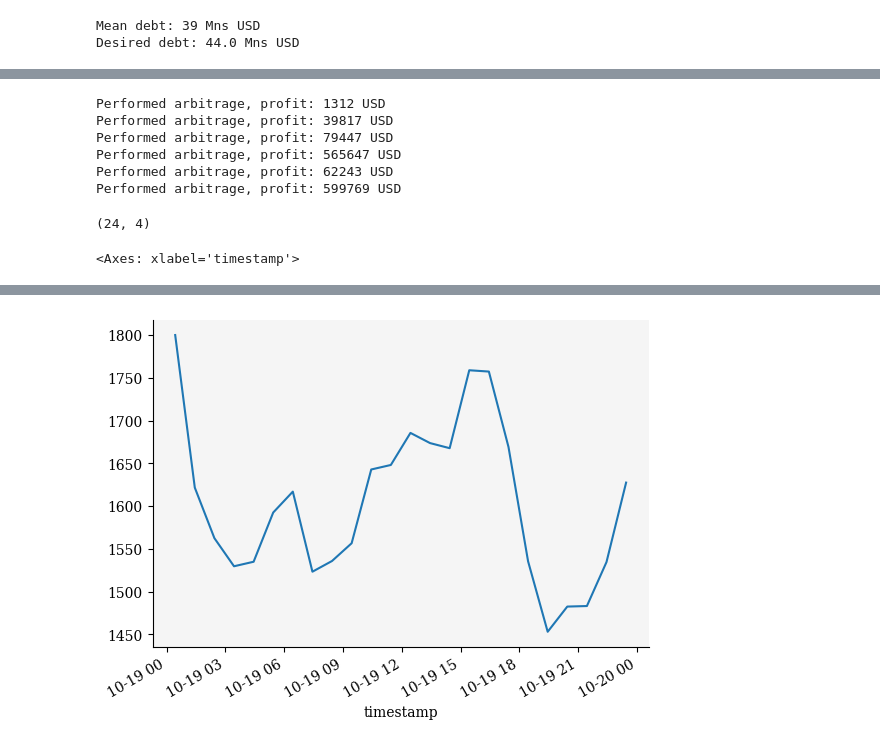
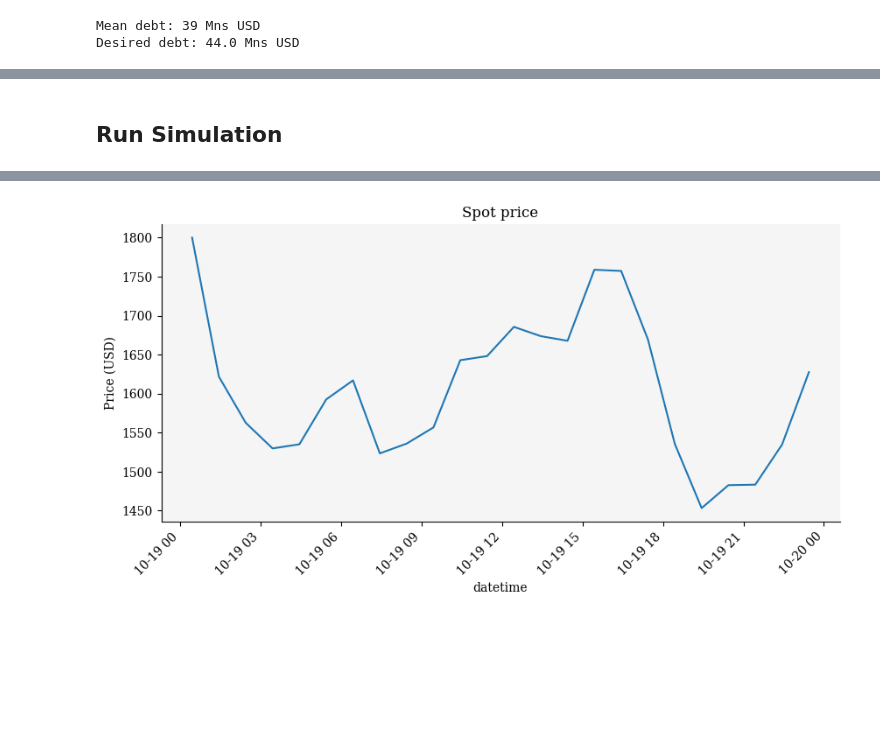
Before and after one commit to xenophonlabs/crvUSDrisk, a Jupyter notebook: play.ipynb, the cells around one changed output, grey strips where cells are left out. Cells and saved outputs as stored; diff of their text form; code cells hidden in the pictures; blank space fills up the shorter version.

Commit message:
Bad Debt simulations

```diff
--- a/play.ipynb
+++ b/play.ipynb
@@ -19,8 +31,7 @@ import imageio
 WINDOW = 600 # 10 minutes
 BASE_PRICE = 1800
 A = 100
-# FEE = 0.006
-FEE = 0
+FEE = 0.006
 ADMIN_FEE = 1
 LOAN_DISCOUNT = 0.09
 LIQUIDATION_DISCOUNT = 0.06
@@ -32,7 +43,11 @@ DEBT = 44_000_000 # crvUSD debt
 
 TOLERANCE = 0 # Min profit for liquidator to act
 
-START = int(datetime.now().timestamp())
+# START = int(datetime.now().timestamp())
+START = 1697675181
+
+# For plotting/gifs
+FPS = 3
 
 oracle = Oracle(WINDOW)
 oracle.update(START, BASE_PRICE) # set initial price
@@ -101,29 +87,0 @@ sum(llamma_cp.bands_x.values())
-# %%
-# NOTE the problem is that when a band gets to 0 reserves the reported price is mid price and is not the target price
-# Perhaps the problem is that you just can't get to a certain price! So if optimal p is not reachable
-
-ps = [BASE_PRICE, 1750, 1700, 1775, 1600, 1650, 1500]
-
-ext_stable_liquidity = 2e10 # NOTE very high, ~ no slippage
-ext_collat_liquidity = ext_stable_liquidity / ps[0] # <- external liquidity is at market price
-ext_swap_fee = 0.005
-
-llamma_cp = copy.deepcopy(llamma)
-oracle_cp = copy.deepcopy(llamma.oracle)
-llamma_cp.oracle = oracle_cp
-
-frame = 0
-for p in ps:
-    fn = f"./figs/test_{frame}.png"
-    ext_collat_liquidity = ext_stable_liquidity / p # <- external liquidity is at market price
-    oracle_cp.update(oracle_cp.last_timestamp + 60*1000, p) # <- update oracle to be close to market price
-    liquidator.arbitrage(llamma_cp, p, ext_stable_liquidity, ext_collat_liquidity, ext_swap_fee)
-    llamma_cp.plot_reserves(fn)
-    frame += 1
-# %% [output]
-Performed arbitrage, profit: 1312 USD
-Performed arbitrage, profit: 39817 USD
-Performed arbitrage, profit: 79447 USD
-Performed arbitrage, profit: 565647 USD
-Performed arbitrage, profit: 62243 USD
-Performed arbitrage, profit: 599769 USD
@@ -133,19 +88,36 @@ imageio.mimsave('./figs/test.gif', frames, fps=2)
+# %% [markdown]
+## Run Simulation
 # %%
-# Now let's create some dummy prices and assume that liquidators
-# will liquidate when profitable.
+# TODO other metrics: admin_fees, total gains and losses (arb_pnl + liq_pnl + admin_fees)
+# TODO pnl is accounting for gas/slippage on external venues, so it's not exactly pnl for the system.
+# Example: +10 pnl for a liquidator might actually be -15 pnl for the system.
+# TODO test fees going to users
 
 PERIOD = 86400 # 1 day
 WINDOW = 60*60
 nobs = PERIOD//WINDOW
 
-times = [START] + [int(START + dt*WINDOW) for dt in range(1, nobs)]
+def gen_test_df():
+    times = [START] + [int(START + dt*WINDOW) for dt in range(1, nobs)]
+    df = pd.DataFrame(columns=['timestamp', 'spot', 'oracle', 'liquidation_pnl', 'liquidation_count', 'arbitrage_pnl', 'arbitrage_count', 'system_health', 'bad_debt'])
+    df['timestamp'] = times
+    df.index = pd.to_datetime(df['timestamp'], unit='s')
+    df.index.name = 'datetime'
+    df['spot'] = np.concatenate([[BASE_PRICE], gen_gbm(S0=BASE_PRICE,mu=-0.1, sigma=0.2, dt=1/nobs,T=1)[1:]])
+    # Caching because I like this price curve for testing
+    # df.to_csv('./data/tmp.csv')
+    return df
 
-df = pd.DataFrame(columns=['timestamp', 'spot', 'oracle', 'liquidator_pnl'])
-df['timestamp'] = times
-df.index = pd.to_datetime(df['timestamp'], unit='s')
-df['spot'] = np.concatenate([[BASE_PRICE], gen_gbm(S0=BASE_PRICE,mu=-0.1, sigma=0.2, dt=1/nobs,T=1)[1:]])
-print(df.shape)
-df['spot'].plot()
+def read_test_df(fn='./data/tmp.csv'):
+    df = pd.read_csv(fn, index_col=0)
+    df.index = pd.to_datetime(df.index)
+    return df
+
+df_user = pd.DataFrame() # to track any user data
+
+df = read_test_df()
+df['spot'].plot(rot=45, figsize=(10,5), title='Spot price', ylabel='Price (USD)')
+df = df.astype(float)
+df['timestamp'] = df['timestamp'].astype(int)
+df.head()
 # %% [output]
-(24, 4)
-<Axes: xlabel='timestamp'>
@@ -152 +131 @@ df['spot'].plot()
-[figure, old version]
+[figure, new version]
```
Also changed, not shown: parts of 20 cells of this notebook, 39 other files.
